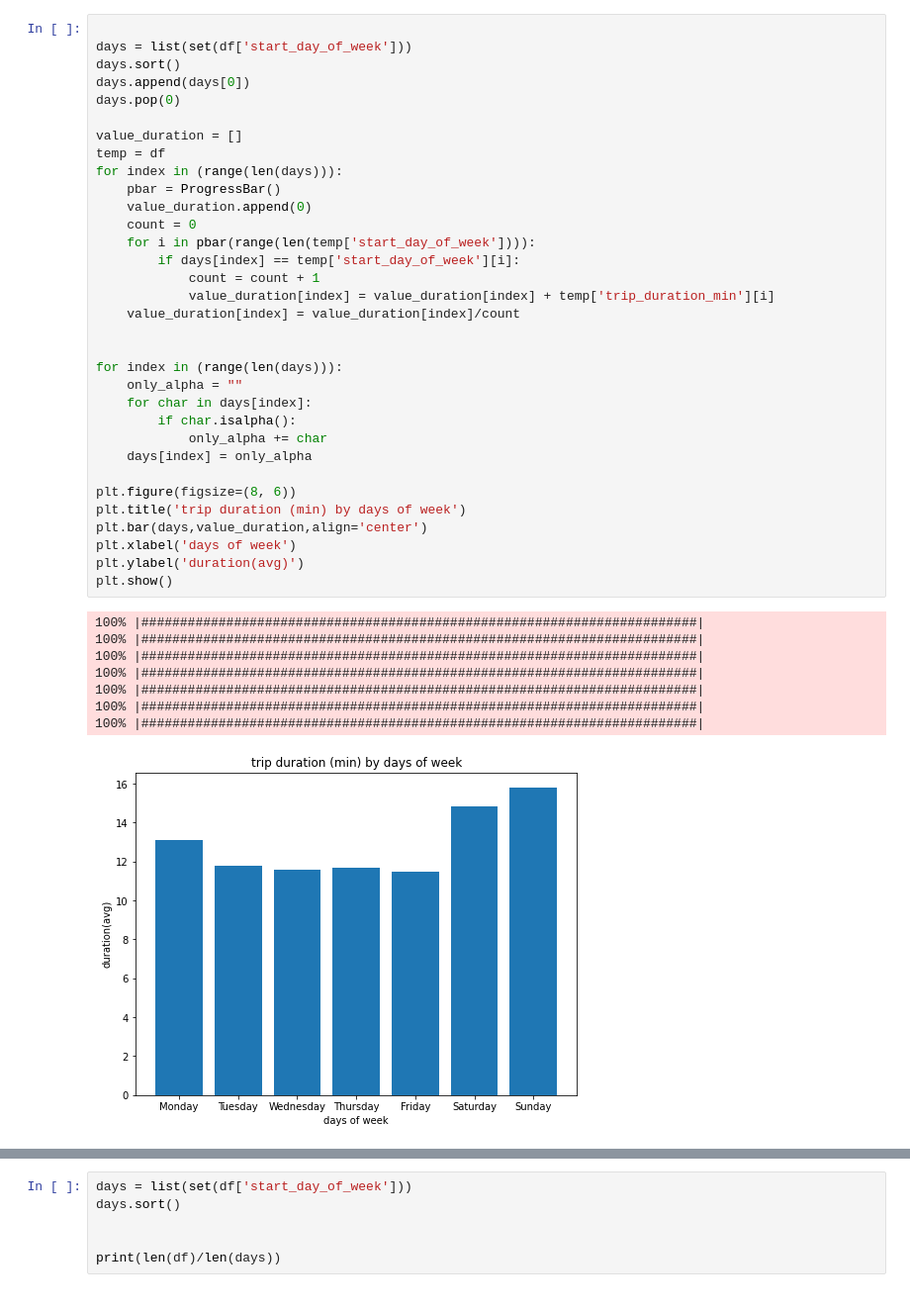
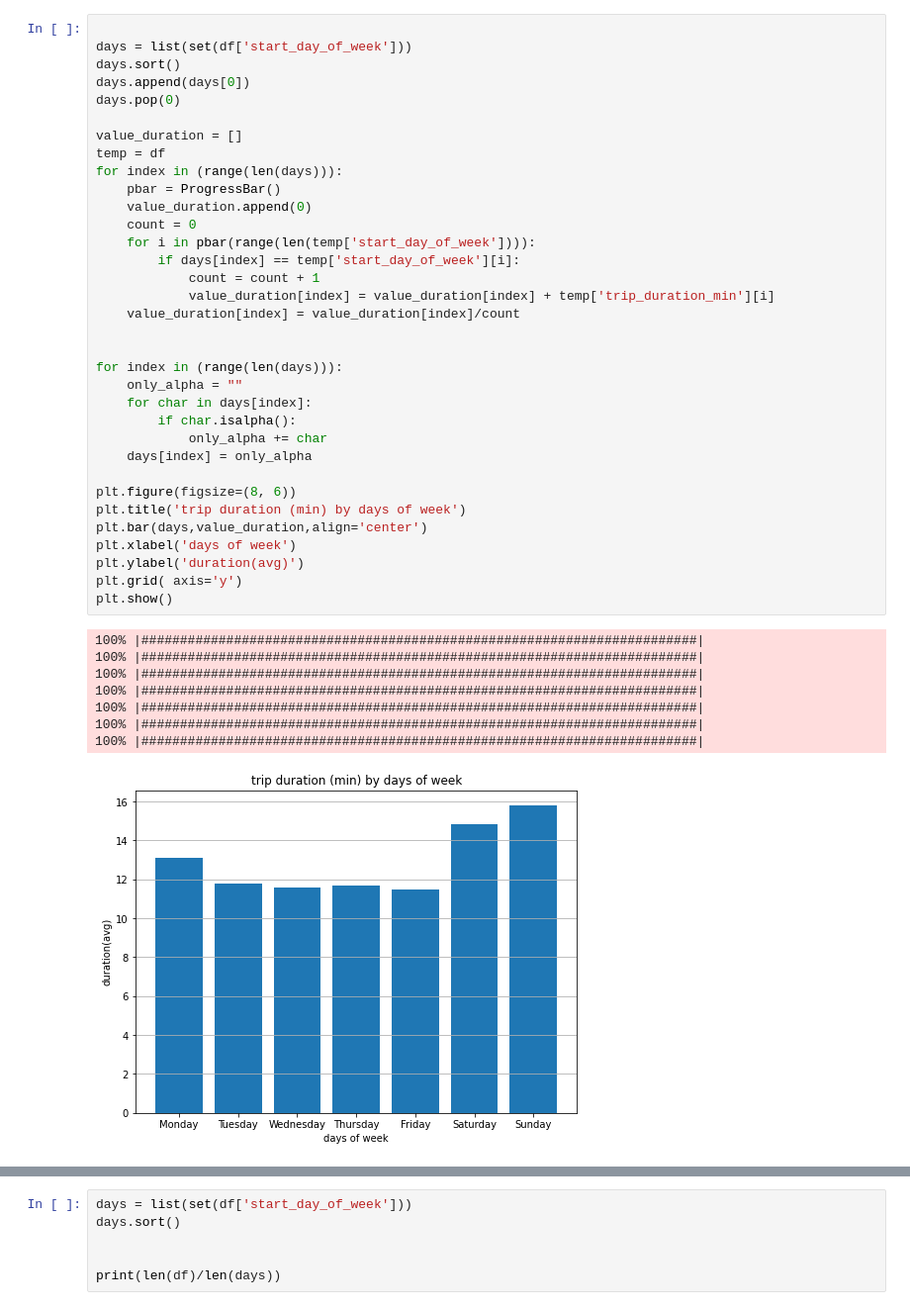
Before and after one commit to wwebeam6508/Development-of-Predictive-Model-for-Trip-Destination-of-Dockless-Shared-Scooters, a Jupyter notebook: Explorer.ipynb, the cells around one changed output, grey strips where cells are left out. Shown: that part at 99% size. Saved outputs shown, nothing was run; the diff lists cells and outputs as text.

```diff
--- a/Explorer.ipynb
+++ b/Explorer.ipynb
@@ -42,34 +43,35 @@ for index in (range(len(days))):
     value_duration.append(0)
     count = 0
     for i in pbar(range(len(temp['start_day_of_week']))):
         if days[index] == temp['start_day_of_week'][i]:
             count = count + 1
             value_duration[index] = value_duration[index] + temp['trip_duration_min'][i]
     value_duration[index] = value_duration[index]/count
 
 
 for index in (range(len(days))):
     only_alpha = ""
     for char in days[index]:
         if char.isalpha():
             only_alpha += char
     days[index] = only_alpha
 
 plt.figure(figsize=(8, 6))
 plt.title('trip duration (min) by days of week')
 plt.bar(days,value_duration,align='center')
 plt.xlabel('days of week')
 plt.ylabel('duration(avg)')
+plt.grid( axis='y')
 plt.show()
 # %% [output]
 100% |########################################################################|
 100% |########################################################################|
 100% |########################################################################|
 100% |########################################################################|
 100% |########################################################################|
 100% |########################################################################|
 100% |########################################################################|
-[figure, old version]
+[figure, new version]
 # %%
 
 hours = list(set(df['start_hour']))
```
Also changed, not shown: parts of 9 cells of this notebook, 6 other files.
